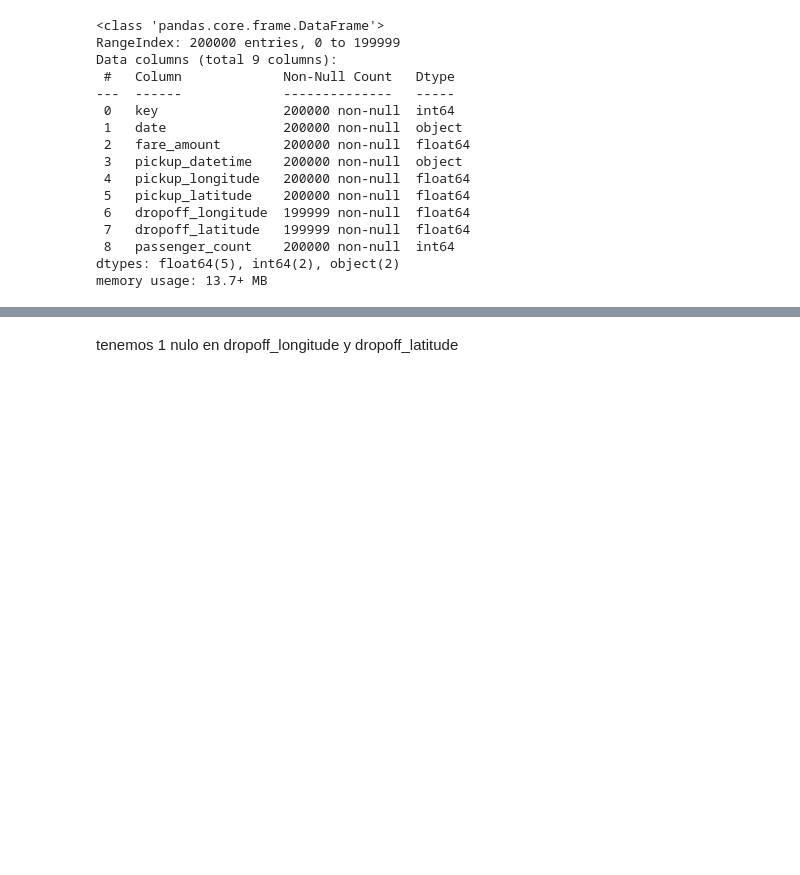
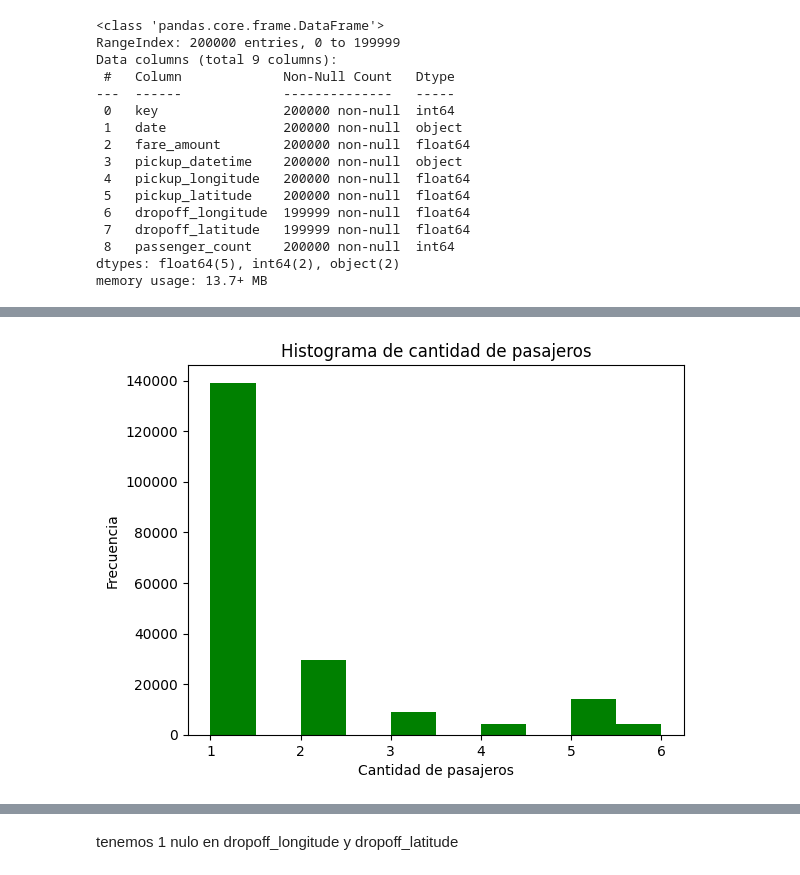
Before and after one commit to CaterinaMartinezD/AA1-TUIA-2025C1-Casado-MartinezDufour, a Jupyter notebook: TP-Regresion-AA1-2025C1.ipynb, the cells around one changed output, grey strips where cells are left out. Drawn from its saved outputs; the diff is of its cells as text; code cells hidden in the pictures; blank space fills up the shorter version.

```diff
--- a/TP-Regresion-AA1-2025C1.ipynb
+++ b/TP-Regresion-AA1-2025C1.ipynb
@@ -93,0 +140,16 @@ plt.show()
+# %%
+from sklearn.impute import SimpleImputer
+
+df.loc[df['passenger_count'] == 208, 'passenger_count'] = pd.NA
+df.loc[df['passenger_count'] == 0, 'passenger_count'] = pd.NA
+imputer = SimpleImputer(strategy='median')                                      # Imputar con la mediana
+df['passenger_count'] = imputer.fit_transform(df[['passenger_count']])
+df['passenger_count'] = df['passenger_count'].astype(int)
+# %%
+plt.hist(df['passenger_count'], color = 'green')
+plt.title('Histograma de cantidad de pasajeros')
+plt.xlabel('Cantidad de pasajeros')
+plt.ylabel('Frecuencia')
+plt.show()
+# %% [output]
+[figure, added]
```
Also changed, not shown: parts of 17 cells of this notebook.
